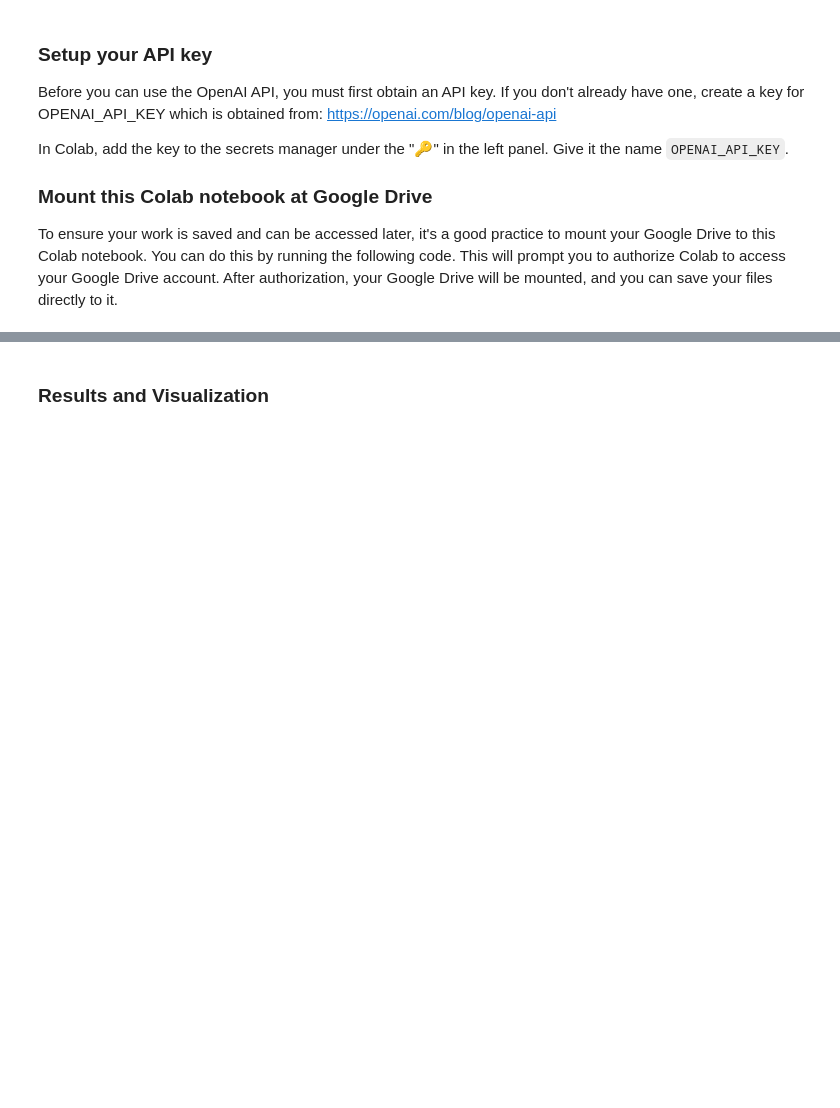
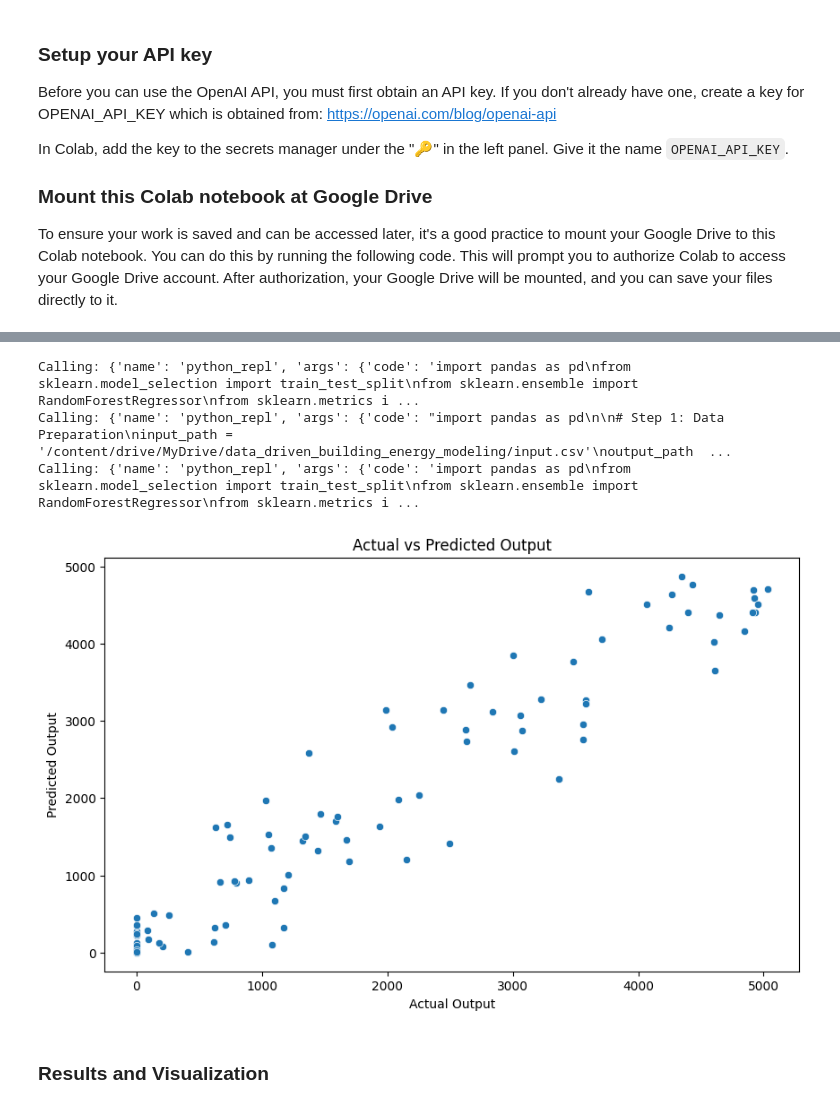
Before and after one commit to lz356/building_llm_agent_library, a Jupyter notebook: LLM_agentic_workflows/data_driven_building_energy_modeling/run.ipynb, the cells around one changed output, grey strips where cells are left out. Drawn from its saved outputs; the diff is of its cells as text; code cells hidden in the pictures; blank space fills up the shorter version.

```diff
--- a/LLM_agentic_workflows/data_driven_building_energy_modeling/run.ipynb
+++ b/LLM_agentic_workflows/data_driven_building_energy_modeling/run.ipynb
@@ -189,13 +195,15 @@ Answer: The machine learning model is successfully developed and saved locally.
 model = ChatOpenAI(temperature=0, model="gpt-4o", openai_api_key = api_key)
 abot = Agent(model, [python_repl], system=prompt)
 # %%
-content_1 = """input: My input data is \
-'/content/drive/MyDrive/LLM_data_driven_modeling/input_fx.csv' and my output \
-data is '/content/drive/MyDrive/LLM_data_driven_modeling/output_fx.csv'. \
-Generate a machine learning model to make good prediction."""
+user_input = """Generate a machine learning model to predict next hour's output (energy). The input data of the model is "/content/drive/MyDrive/data_driven_building_energy_modeling/input.csv" and the output data is "/content/drive/MyDrive/data_driven_building_energy_modeling/output.csv" """
 
-messages = [HumanMessage(content=content_1)]
+messages = [HumanMessage(content=user_input)]
 result = abot.graph.invoke({"messages": messages})
+# %% [output]
+Calling: {'name': 'python_repl', 'args': {'code': 'import pandas as pd\nfrom sklearn.model_selection import train_test_split\nfrom sklearn.ensemble import RandomForestRegressor\nfrom sklearn.metrics i ...
+Calling: {'name': 'python_repl', 'args': {'code': "import pandas as pd\n\n# Step 1: Data Preparation\ninput_path = '/content/drive/MyDrive/data_driven_building_energy_modeling/input.csv'\noutput_path  ...
+Calling: {'name': 'python_repl', 'args': {'code': 'import pandas as pd\nfrom sklearn.model_selection import train_test_split\nfrom sklearn.ensemble import RandomForestRegressor\nfrom sklearn.metrics i ...
+[figure, added]
 # %% [markdown]
 ### Results and Visualization
 # %%
```
Also changed, not shown: parts of 6 cells of this notebook, 8 other files.
